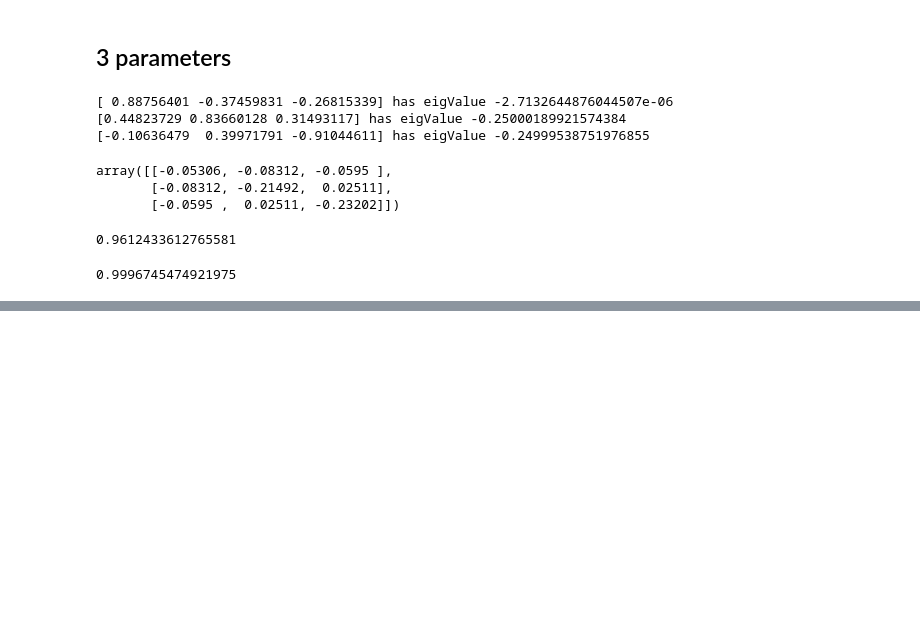
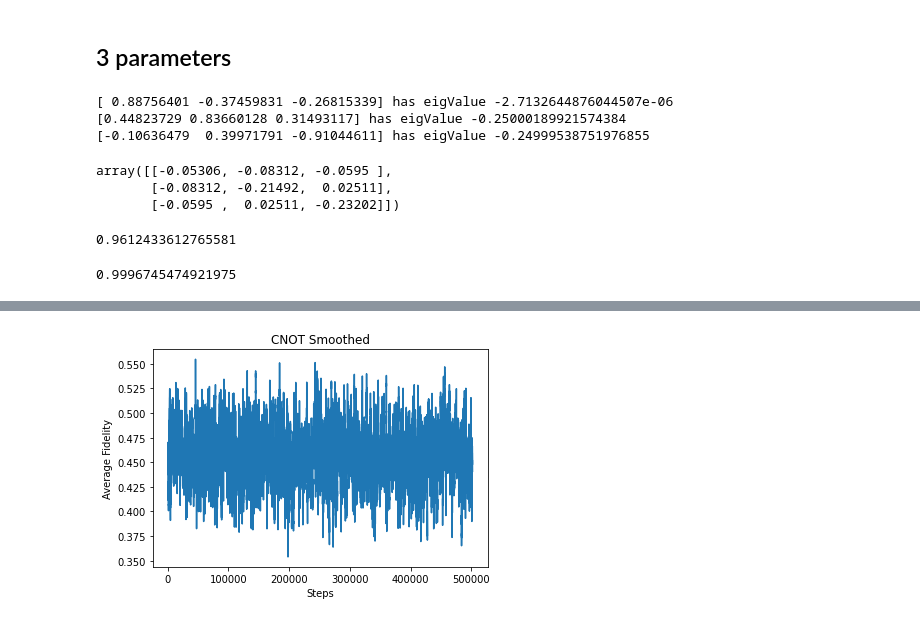
Before and after one commit to BestQuark/mbqlearning, a Jupyter notebook: continuousMBQC-v1.ipynb, the cells around one changed output, grey strips where cells are left out. Drawn from its saved outputs; the diff is of its cells as text; code cells hidden in the pictures; blank space fills up the shorter version.

```diff
--- a/continuousMBQC-v1.ipynb
+++ b/continuousMBQC-v1.ipynb
@@ -662,0 +1088,9 @@ def cnot_ij(i,j,n):
+# %%
+env2 = measurement_env_2d(12, 2, gr, fun11, OPI, noise=0, noise_type="none" ,test_fidelity=False, init_state_random = True)
+
+log_dir2 = "./logs2/"
+os.makedirs(log_dir2, exist_ok=True)
+env2 = Monitor(env2, log_dir2)
+
+checkpoint_on_event = CheckpointCallback(save_freq=1, save_path='./logs/')
+event_callback = EveryNTimesteps(n_steps=1000, callback=checkpoint_on_event)
@@ -662,0 +1102,4 @@ def cnot_ij(i,j,n):
+# %%
+plot_results(log_dir2, title="CNOT",window=50)
+# %% [output]
+[figure, added]
```
Also changed, not shown: parts of 35 cells of this notebook, 2 other files.
